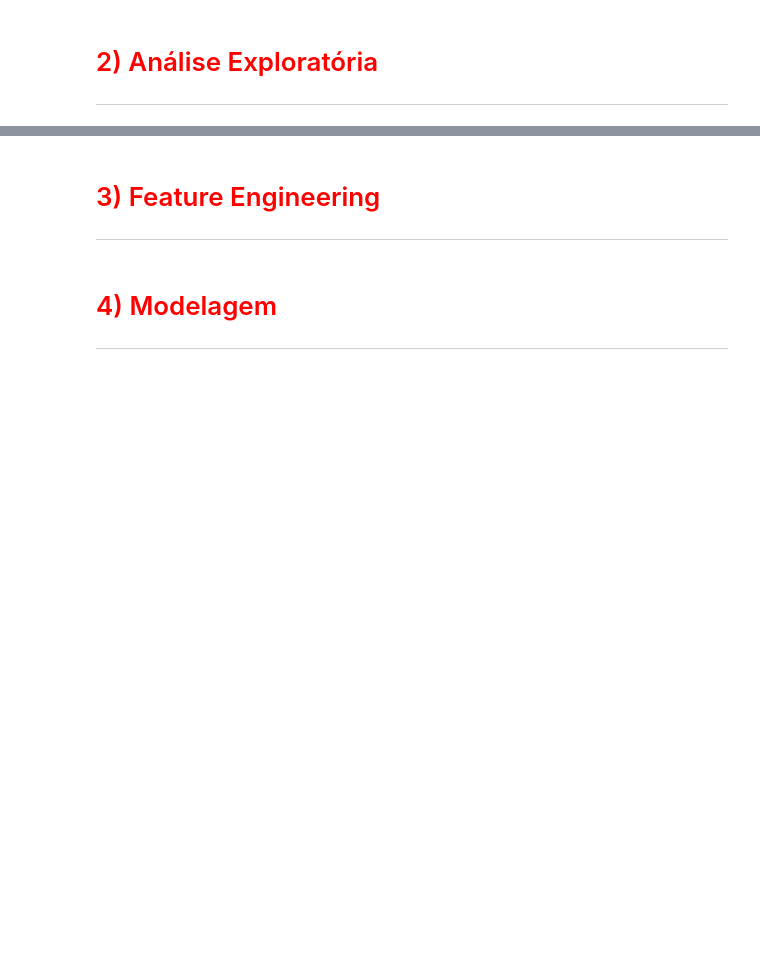
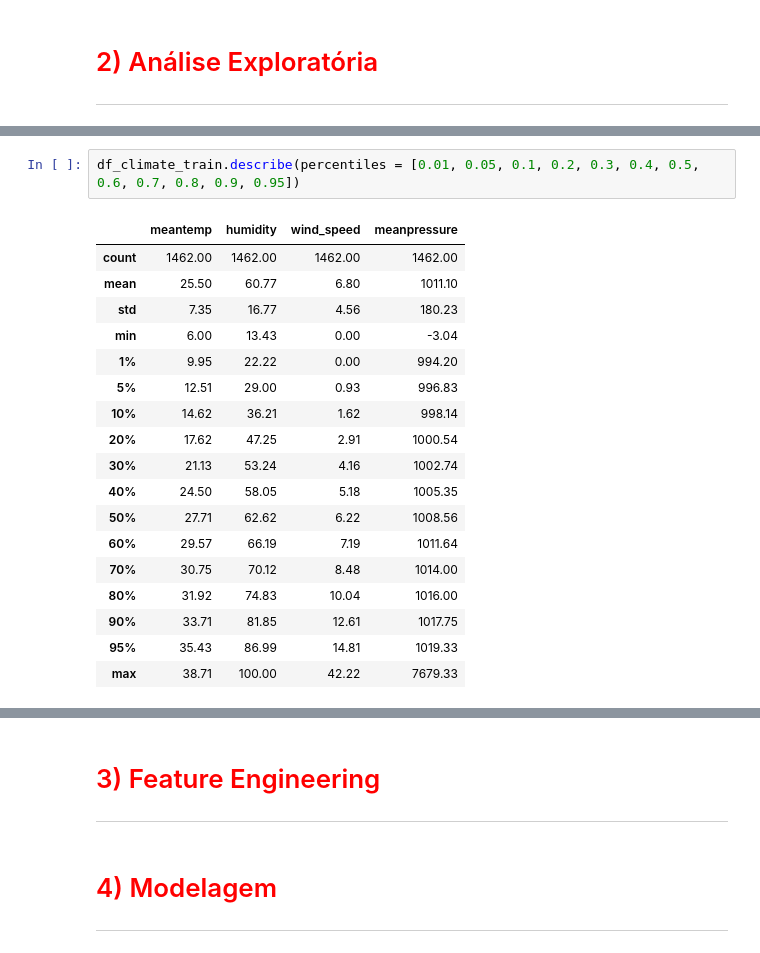
Before and after one commit to leonardovargas10/Modelo_Forecasting_Temperature-, a Jupyter notebook: Modelo_Forecasting.ipynb, the cells around one changed output, grey strips where cells are left out. Drawn from its saved outputs; the diff is of its cells as text; blank space fills up the shorter version.

```diff
--- a/Modelo_Forecasting.ipynb
+++ b/Modelo_Forecasting.ipynb
@@ -363,0 +176,21 @@ plt.show()
+# %%
+df_climate_train.describe(percentiles = [0.01, 0.05, 0.1, 0.2, 0.3, 0.4, 0.5, 0.6, 0.7, 0.8, 0.9, 0.95])
+# %% [output]
+|  | meantemp | humidity | wind_speed | meanpressure |
+| count | 1462.00 | 1462.00 | 1462.00 | 1462.00 |
+| mean | 25.50 | 60.77 | 6.80 | 1011.10 |
+| std | 7.35 | 16.77 | 4.56 | 180.23 |
+| min | 6.00 | 13.43 | 0.00 | -3.04 |
+| 1% | 9.95 | 22.22 | 0.00 | 994.20 |
+| 5% | 12.51 | 29.00 | 0.93 | 996.83 |
+| 10% | 14.62 | 36.21 | 1.62 | 998.14 |
+| 20% | 17.62 | 47.25 | 2.91 | 1000.54 |
+| 30% | 21.13 | 53.24 | 4.16 | 1002.74 |
+| 40% | 24.50 | 58.05 | 5.18 | 1005.35 |
+| 50% | 27.71 | 62.62 | 6.22 | 1008.56 |
+| 60% | 29.57 | 66.19 | 7.19 | 1011.64 |
+| 70% | 30.75 | 70.12 | 8.48 | 1014.00 |
+| 80% | 31.92 | 74.83 | 10.04 | 1016.00 |
+| 90% | 33.71 | 81.85 | 12.61 | 1017.75 |
+| 95% | 35.43 | 86.99 | 14.81 | 1019.33 |
+| max | 38.71 | 100.00 | 42.22 | 7679.33 |
```
Also changed, not shown: parts of 22 cells of this notebook, 1 other file.
